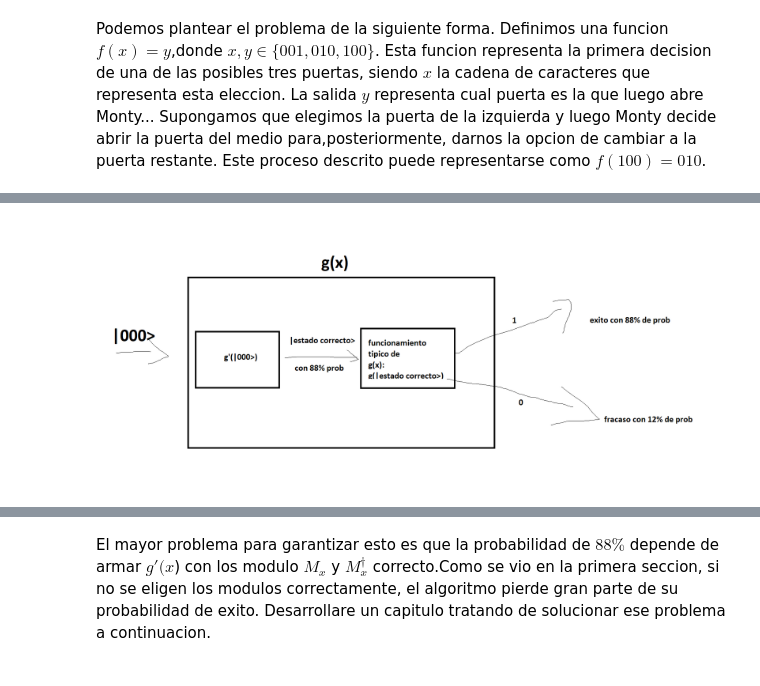
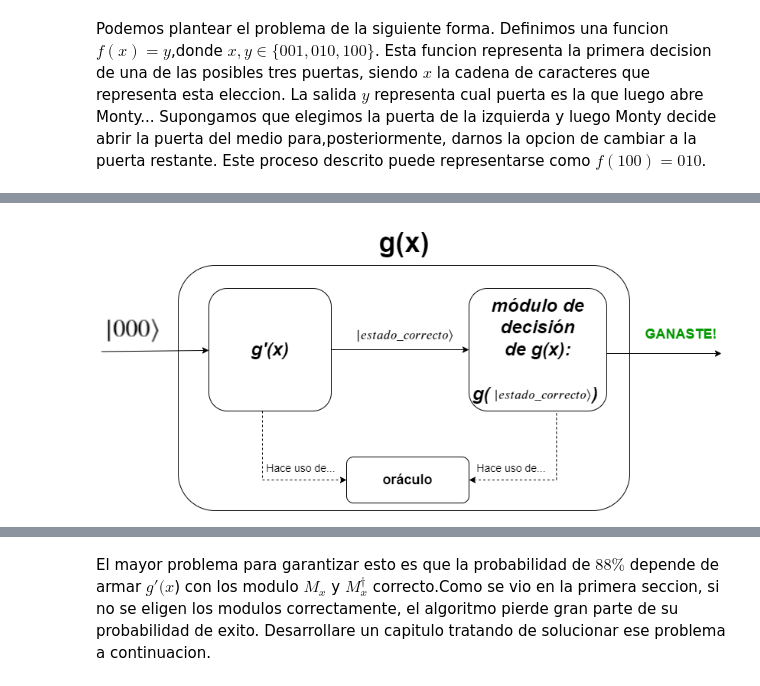
Before and after one commit to AdrianoLusso/QiskitFallFest2023Hackaton_MontyHallProblemSimulationAndResolutionUsingQuantumComputing, a Jupyter notebook: Aumentando las probabilidades en el problema de Monty Hall con computación Cuántica.ipynb, the cells around one changed output, grey strips where cells are left out. Saved outputs shown, nothing was run; the diff lists cells and outputs as text; code cells hidden in the pictures.

```diff
--- a/Aumentando las probabilidades en el problema de Monty Hall con computación Cuántica.ipynb
+++ b/Aumentando las probabilidades en el problema de Monty Hall con computación Cuántica.ipynb
@@ -309,6 +353,6 @@ La resolucion clasica de este problema es siempre cambiar de puerta ya que tenem
 # %%
 from PIL import Image
-img = Image.open(r'C:/Users/54299/Desktop/Facultad/4to anio/Cursos/Escuela de Computacion Cuantica en Español 2023/diagramas.png')
+img = Image.open(r'C:/Users/54299/Desktop/Facultad/4to anio/Cursos/Escuela de Computacion Cuantica en Español 2023/modelo cuantico.png')
 display(img)
 # %% [output]
-[figure, old version]
+[figure, new version]
```
Also changed, not shown: parts of 26 cells of this notebook.
